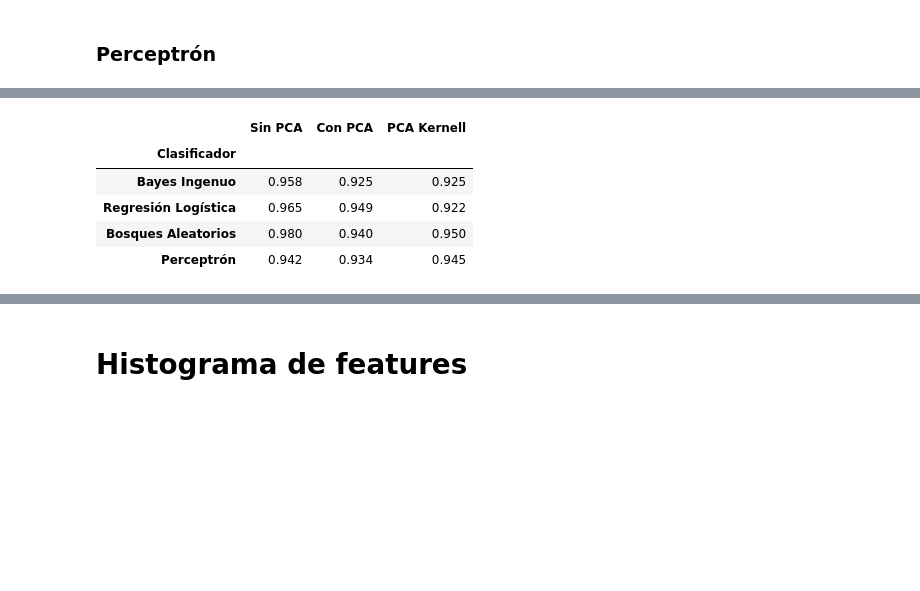
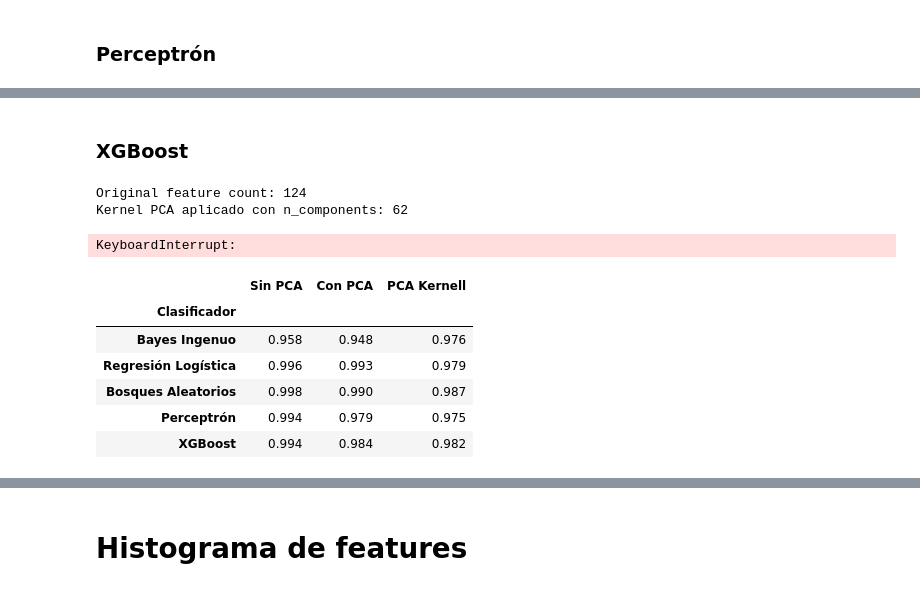
Before and after one commit to DanielRosadoRodriguez/HAR-Analysis, a Jupyter notebook: 2_mhealth/Dataset 1 - MHEALTH.ipynb, the cells around one changed output, grey strips where cells are left out. Saved outputs shown, nothing was run; the diff lists cells and outputs as text; code cells hidden in the pictures; blank space fills up the shorter version.

```diff
--- a/2_mhealth/Dataset 1 - MHEALTH.ipynb
+++ b/2_mhealth/Dataset 1 - MHEALTH.ipynb
@@ -1515,5 +1947,5 @@ Kernel PCA aplicado con n_components: 62
 # %%
 from sklearn.linear_model import LogisticRegression
 lr = LogisticRegression(max_iter=1000)
-lr_pca_kernell_results = pipelinear_with_kernel_pca(lr, X, y, n_components=62)
+lr_kpca_results = pipeline_kernel_pca(lr, X, y, n_components=62)
 # %% [output]
@@ -1527,5 +1971,5 @@ Average score: 0.9224797232212378
 # %%
 from sklearn.ensemble import RandomForestClassifier
 rf = RandomForestClassifier()
-rf_pca_kernell_results = pipelinear_with_kernel_pca(rf, X, y, n_components=62)
+rf_kpca_results = pipeline_kernel_pca(rf, X, y, n_components=62)
 # %% [output]
@@ -1539,5 +1995,5 @@ Average score: 0.9501316639976937
 # %%
 from sklearn.linear_model import Perceptron
 perceptron = Perceptron()
-percep_pca_kernell_results = pipelinear_with_kernel_pca(perceptron, X, y, n_components=62)
+percep_kpca_results = pipeline_kernel_pca(perceptron, X, y, n_components=62)
 # %% [output]
@@ -1549,43 +2017,63 @@ Average score: 0.9454291434956126
+# %% [markdown]
+### XGBoost
+# %%
+from xgboost import XGBClassifier
+xgb = XGBClassifier()
+xgb_kpca_results = pipeline_kernel_pca(xgb, X, y_encoded)
+# %% [output]
+Original feature count: 124
+Kernel PCA aplicado con n_components: 62
+KeyboardInterrupt:
 # %%
 import numpy as np
 import pandas as pd
 
+F1_SCORE= 0
+
+metric_index = F1_SCORE
+
 df = pd.DataFrame([
     {
         "Clasificador": "Bayes Ingenuo",
-        "Sin PCA": np.mean(nb_results),
-        "Con PCA": np.mean(nb_pca_results),
-        "PCA Kernell": np.mean(nb_pca_kernell_results)
+        "Sin PCA": np.mean(nb_results[metric_index]),
+        "Con PCA": np.mean(nb_pca_results[metric_index]),
+        "PCA Kernell": np.mean(nb_kpca_results[metric_index])
     },
     {
         "Clasificador": "Regresión Logística",
-        "Sin PCA": np.mean(lr_results),
-        "Con PCA": np.mean(lr_pca_results),
-        "PCA Kernell": np.mean(lr_pca_kernell_results)
+        "Sin PCA": np.mean(lr_results[metric_index]),
+        "Con PCA": np.mean(lr_pca_results[metric_index]),
+        "PCA Kernell": np.mean(lr_kpca_results[metric_index])
     },
     {
         "Clasificador": "Bosques Aleatorios",
-        "Sin PCA": np.mean(rf_results),
-        "Con PCA": np.mean(rf_pca_results),
-        "PCA Kernell": np.mean(rf_pca_kernell_results)
+        "Sin PCA": np.mean(rf_results[metric_index]),
+        "Con PCA": np.mean(rf_pca_results[metric_index]),
+        "PCA Kernell": np.mean(rf_kpca_results[metric_index])
     },
     {
         "Clasificador": "Perceptrón",
-        "Sin PCA": np.mean(percep_results),
-        "Con PCA": np.mean(percep_pca_results),
-        "PCA Kernell": np.mean(percep_pca_kernell_results)
+        "Sin PCA": np.mean(percep_results[metric_index]),
+        "Con PCA": np.mean(percep_pca_results[metric_index]),
+        "PCA Kernell": np.mean(percep_kpca_results[metric_index])
     },
-
+    {
+        "Clasificador": "XGBoost",
+        "Sin PCA": np.mean(xgb_results[metric_index]),
+        "Con PCA": np.mean(xgb_pca_results[metric_index]),
+        "PCA Kernell": np.mean(xgb_kpca_results[metric_index])
+    }
 ])
 
 
 df.set_index("Clasificador", inplace=True)
 
 df
 # %% [output]
 |  | Sin PCA | Con PCA | PCA Kernell |
 | Clasificador |  |  |  |
-| Bayes Ingenuo | 0.958 | 0.925 | 0.925 |
-| Regresión Logística | 0.965 | 0.949 | 0.922 |
-| Bosques Aleatorios | 0.980 | 0.940 | 0.950 |
-| Perceptrón | 0.942 | 0.934 | 0.945 |
+| Bayes Ingenuo | 0.958 | 0.948 | 0.976 |
+| Regresión Logística | 0.996 | 0.993 | 0.979 |
+| Bosques Aleatorios | 0.998 | 0.990 | 0.987 |
+| Perceptrón | 0.994 | 0.979 | 0.975 |
+| XGBoost | 0.994 | 0.984 | 0.982 |
```
Also changed, not shown: parts of 118 cells of this notebook.
